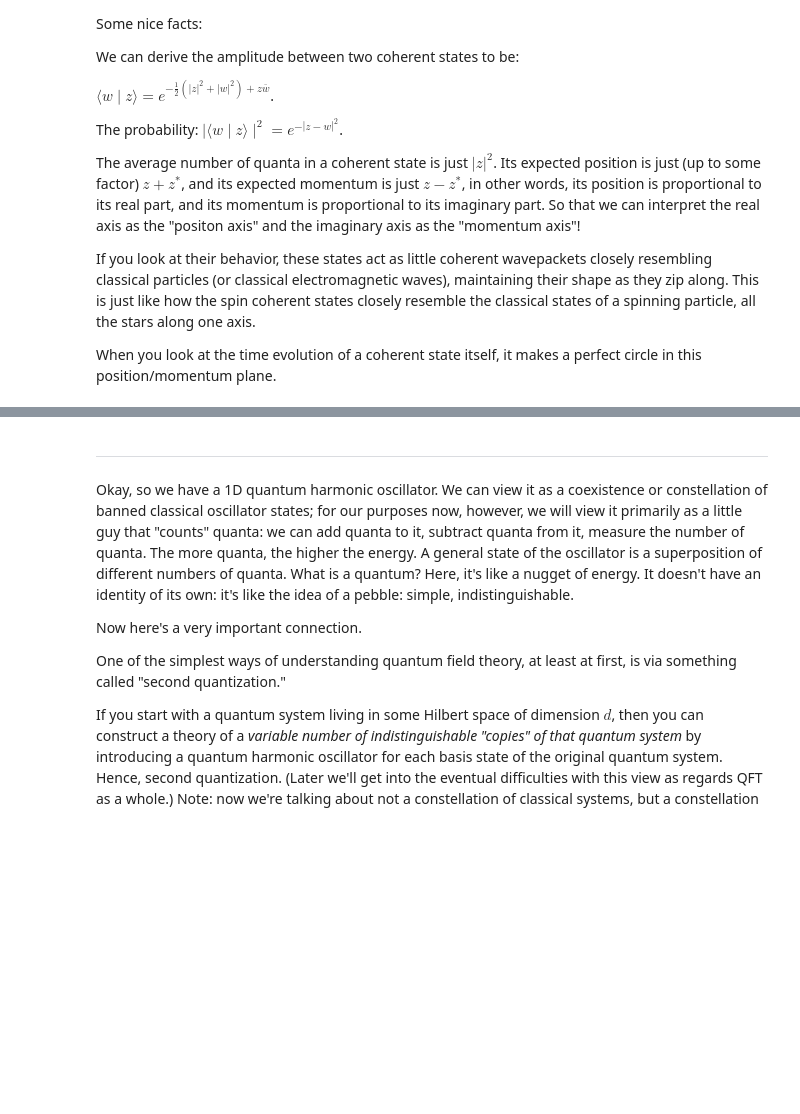
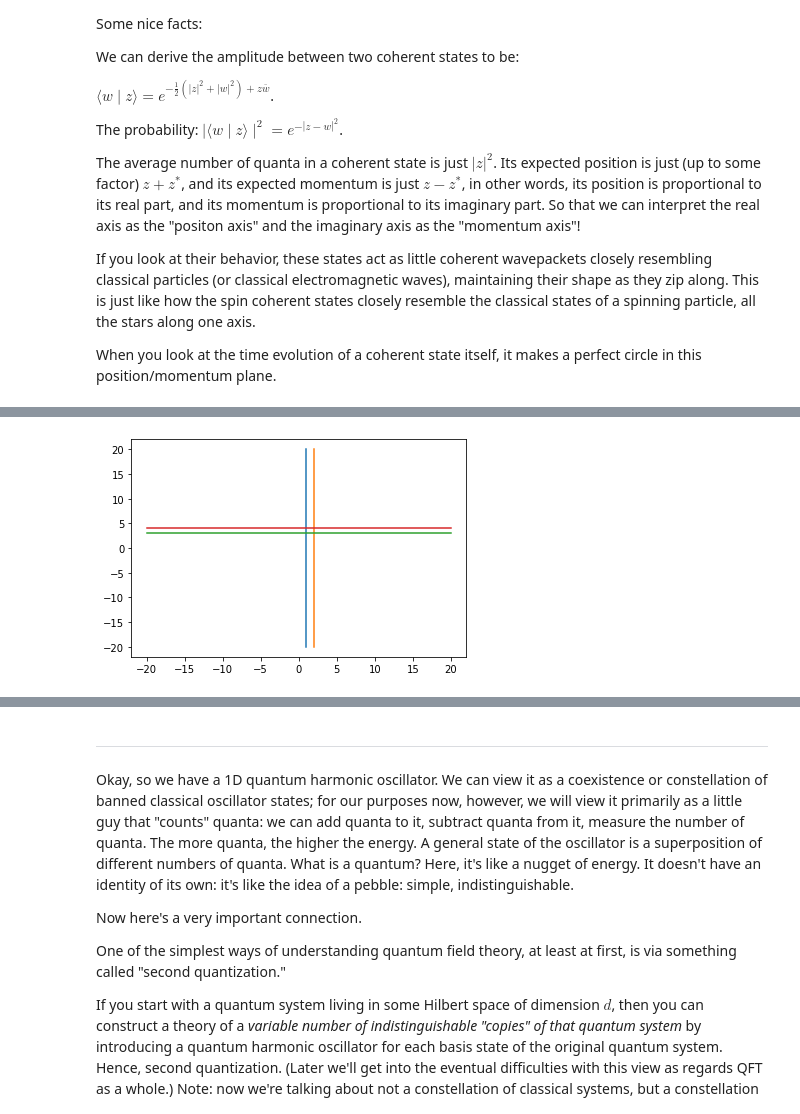
Before and after one commit to heyredhat/heyredhat.github.io, a Jupyter notebook: 5.9_A_Quantum.ipynb, the cells around one changed output, grey strips where cells are left out. Cells and saved outputs as stored; diff of their text form; code cells hidden in the pictures; blank space fills up the shorter version.

```diff
--- a/5.9_A_Quantum.ipynb
+++ b/5.9_A_Quantum.ipynb
@@ -440,0 +455,47 @@ Divinity aside, it is interesting that one can characterize quantum mechanics as
+# %%
+%matplotlib inline
+
+import numpy as np
+import matplotlib.pyplot as plt
+from sympy import *
+
+z, w = symbols("z w")
+p = (w-1)*(w-2)*(z-3)*(z-4)
+
+def state_poly(q):
+    global z, w
+    v = q.full().T[0]
+    n = int(np.sqrt(q.shape[0]))
+    terms = []
+    for i in range(n):
+        for j in range(n):
+            terms.append(v[i*n + j]*(w**i)*(z**j))
+    return sum(terms)
+
+def make_lines(roots):
+    global z, w
+    n_grid, L = 30, 20
+    for root in roots:
+        X, Y = None, None
+        if w in root:
+            r = root[w]
+            if r.is_number:
+                X = np.array([N(r)]*n_grid)
+                Y = np.linspace(-L, L, n_grid)
+            else:
+                Y = np.linspace(-L, L, n_grid)
+                X = [r.subs(z, y) for y in Y]
+        if z in root:
+            r = root[z]
+            if r.is_number:
+                X = np.linspace(-L, L, n_grid)
+                Y = np.array([N(r)]*n_grid)
+            else:
+                X = np.linspace(-L, L, n_grid)
+                Y = [r.subs(w, x) for x in X]
+        plt.plot(X, Y)
+    plt.show()
+
+make_lines(solve(p))
+# %% [output]
+[figure, added]
```
Also changed, not shown: parts of 8 cells of this notebook, 4 other files.
